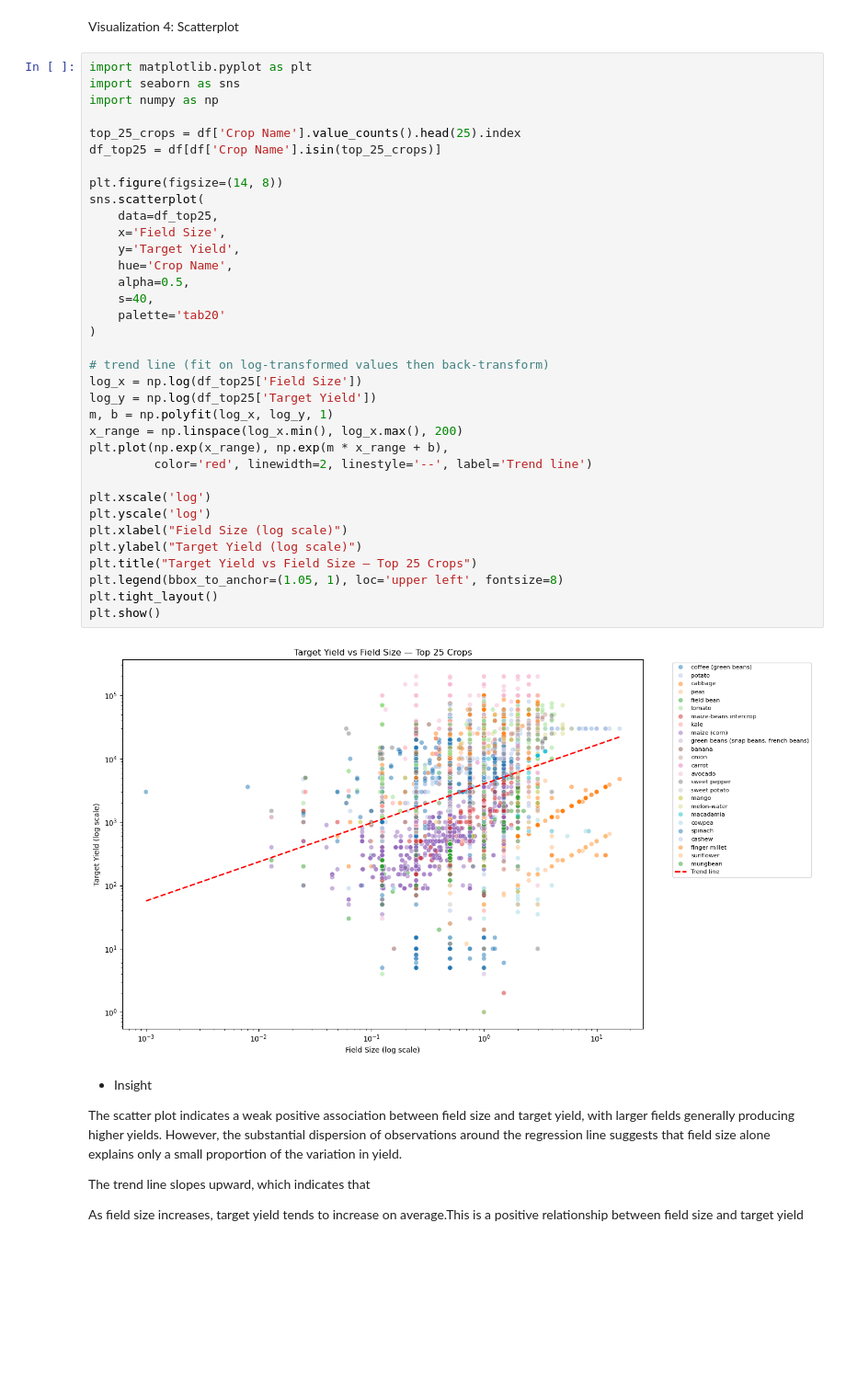
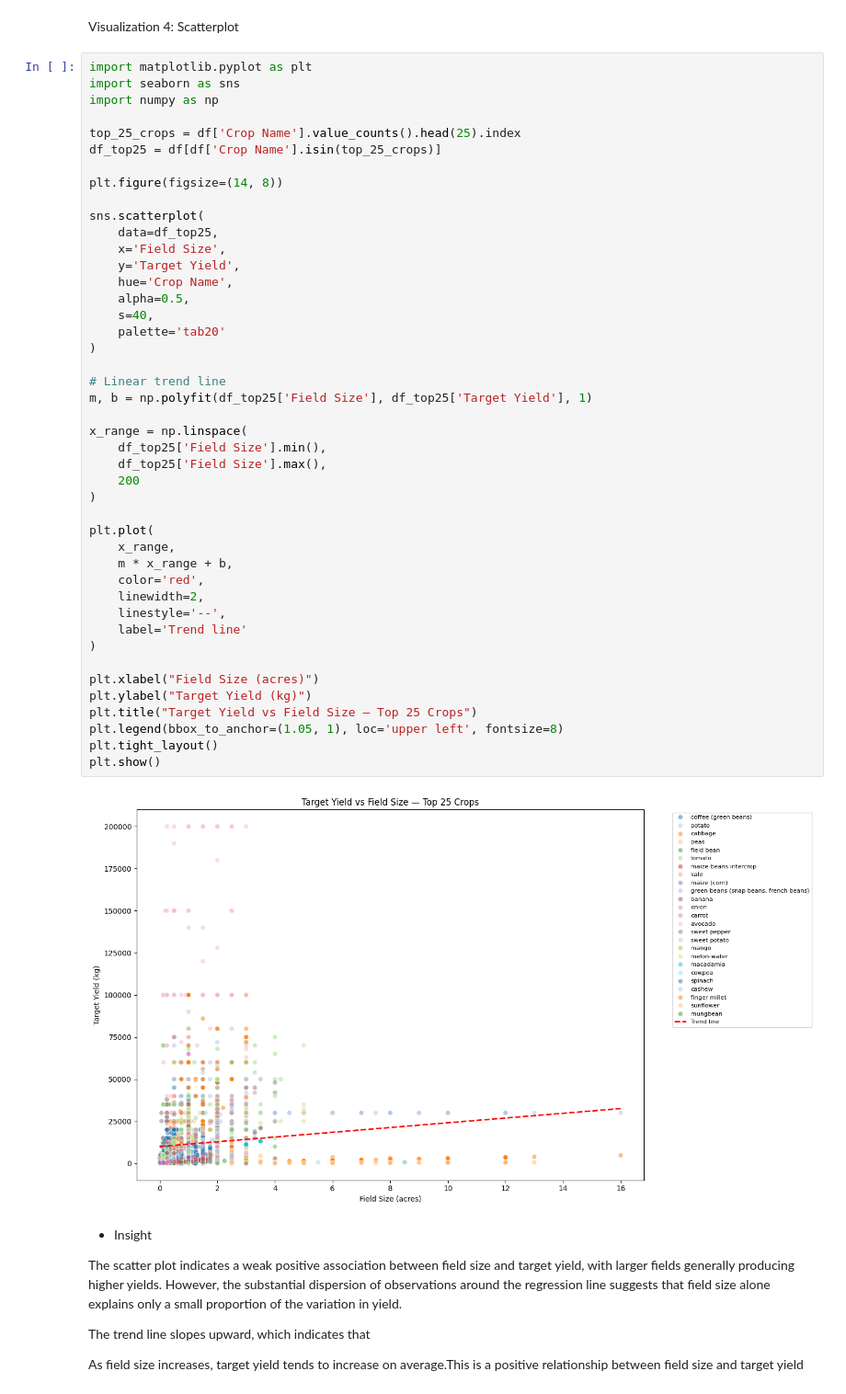
Before and after one commit to Esther-Margaret-Mwangi/Epochs, a Jupyter notebook: notebook/notebook.ipynb, the cells around one changed output. Shown at 92% size. Saved outputs shown, nothing was run; the diff lists cells and outputs as text; blank space fills up the shorter version.

```diff
--- a/notebook/notebook.ipynb
+++ b/notebook/notebook.ipynb
@@ -952,40 +952,49 @@ Visualization 4: Scatterplot
 # %%
 import matplotlib.pyplot as plt
 import seaborn as sns
 import numpy as np
 
 top_25_crops = df['Crop Name'].value_counts().head(25).index
 df_top25 = df[df['Crop Name'].isin(top_25_crops)]
 
 plt.figure(figsize=(14, 8))
+
 sns.scatterplot(
     data=df_top25,
     x='Field Size',
     y='Target Yield',
     hue='Crop Name',
     alpha=0.5,
     s=40,
     palette='tab20'
 )
 
-# trend line (fit on log-transformed values then back-transform)
-log_x = np.log(df_top25['Field Size'])
-log_y = np.log(df_top25['Target Yield'])
-m, b = np.polyfit(log_x, log_y, 1)
-x_range = np.linspace(log_x.min(), log_x.max(), 200)
-plt.plot(np.exp(x_range), np.exp(m * x_range + b),
-         color='red', linewidth=2, linestyle='--', label='Trend line')
+# Linear trend line
+m, b = np.polyfit(df_top25['Field Size'], df_top25['Target Yield'], 1)
 
-plt.xscale('log')
-plt.yscale('log')
-plt.xlabel("Field Size (log scale)")
-plt.ylabel("Target Yield (log scale)")
+x_range = np.linspace(
+    df_top25['Field Size'].min(),
+    df_top25['Field Size'].max(),
+    200
+)
+
+plt.plot(
+    x_range,
+    m * x_range + b,
+    color='red',
+    linewidth=2,
+    linestyle='--',
+    label='Trend line'
+)
+
+plt.xlabel("Field Size (acres)")
+plt.ylabel("Target Yield (kg)")
 plt.title("Target Yield vs Field Size — Top 25 Crops")
 plt.legend(bbox_to_anchor=(1.05, 1), loc='upper left', fontsize=8)
 plt.tight_layout()
 plt.show()
 # %% [output]
-[figure, old version]
+[figure, new version]
 # %% [markdown]
 - Insight
 
```
Also changed, not shown: parts of 29 cells of this notebook.
